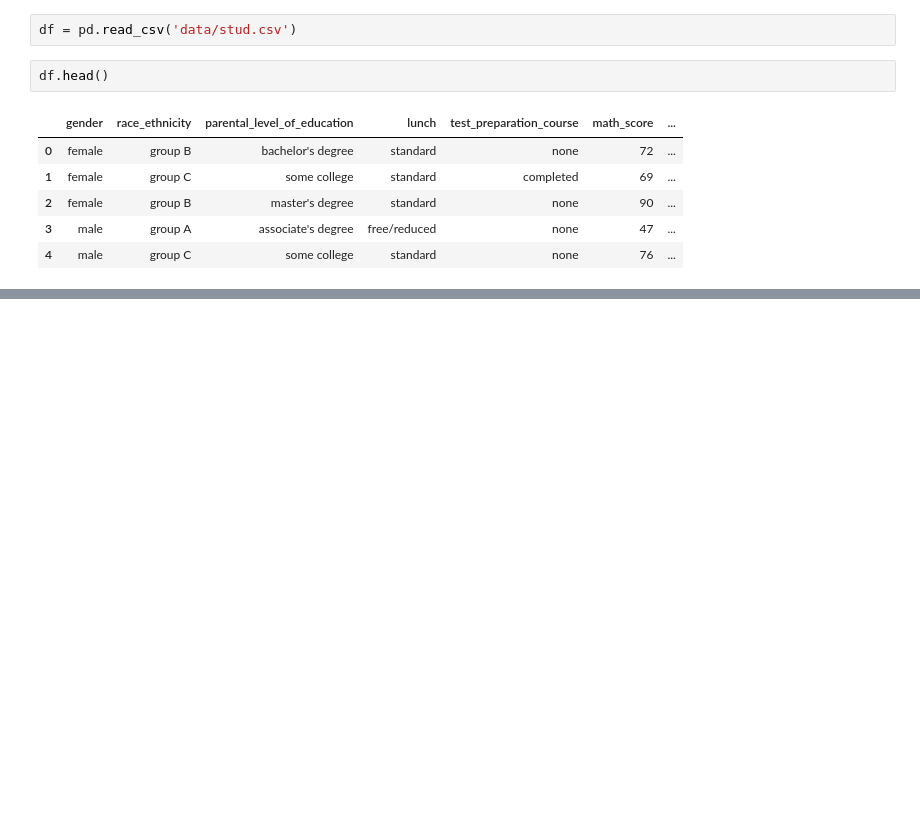
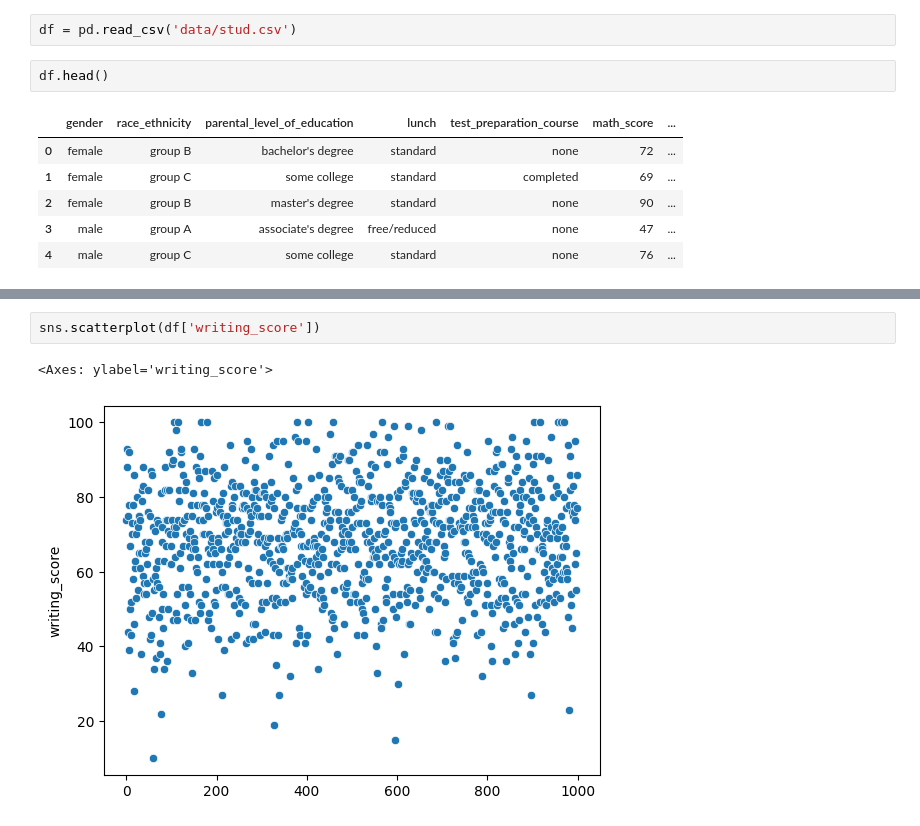
Before and after one commit to csn1101/Generic_ML_Project, a Jupyter notebook: notebook/EDA.ipynb, the cells around one changed output, grey strips where cells are left out. Saved outputs shown, nothing was run; the diff lists cells and outputs as text; blank space fills up the shorter version.

```diff
--- a/notebook/EDA.ipynb
+++ b/notebook/EDA.ipynb
@@ -19,0 +50,5 @@ df.head()
+# %%
+sns.scatterplot(df['writing_score'])
+# %% [output]
+<Axes: ylabel='writing_score'>
+[figure, added]
```
Also changed, not shown: parts of 2 cells of this notebook, 1 other file.
